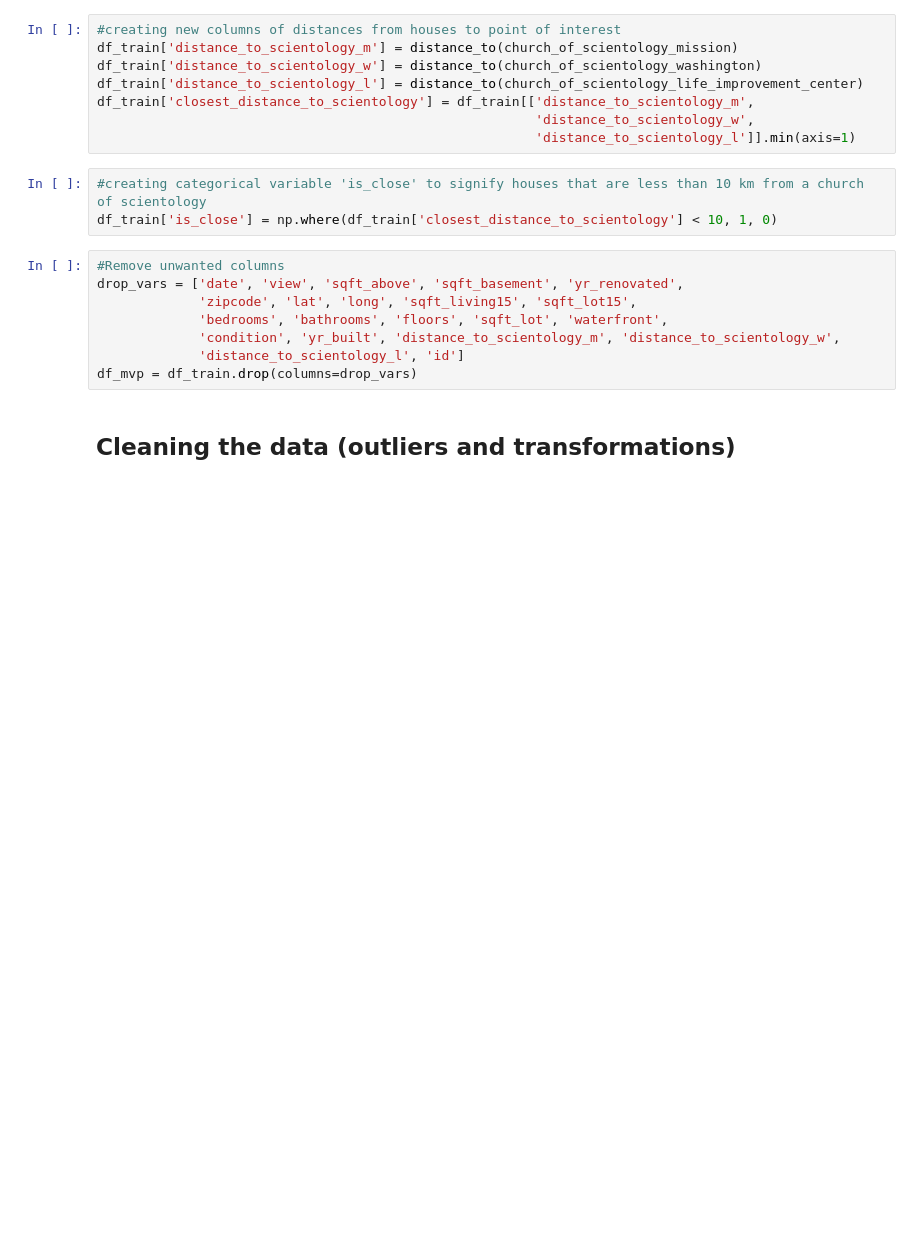
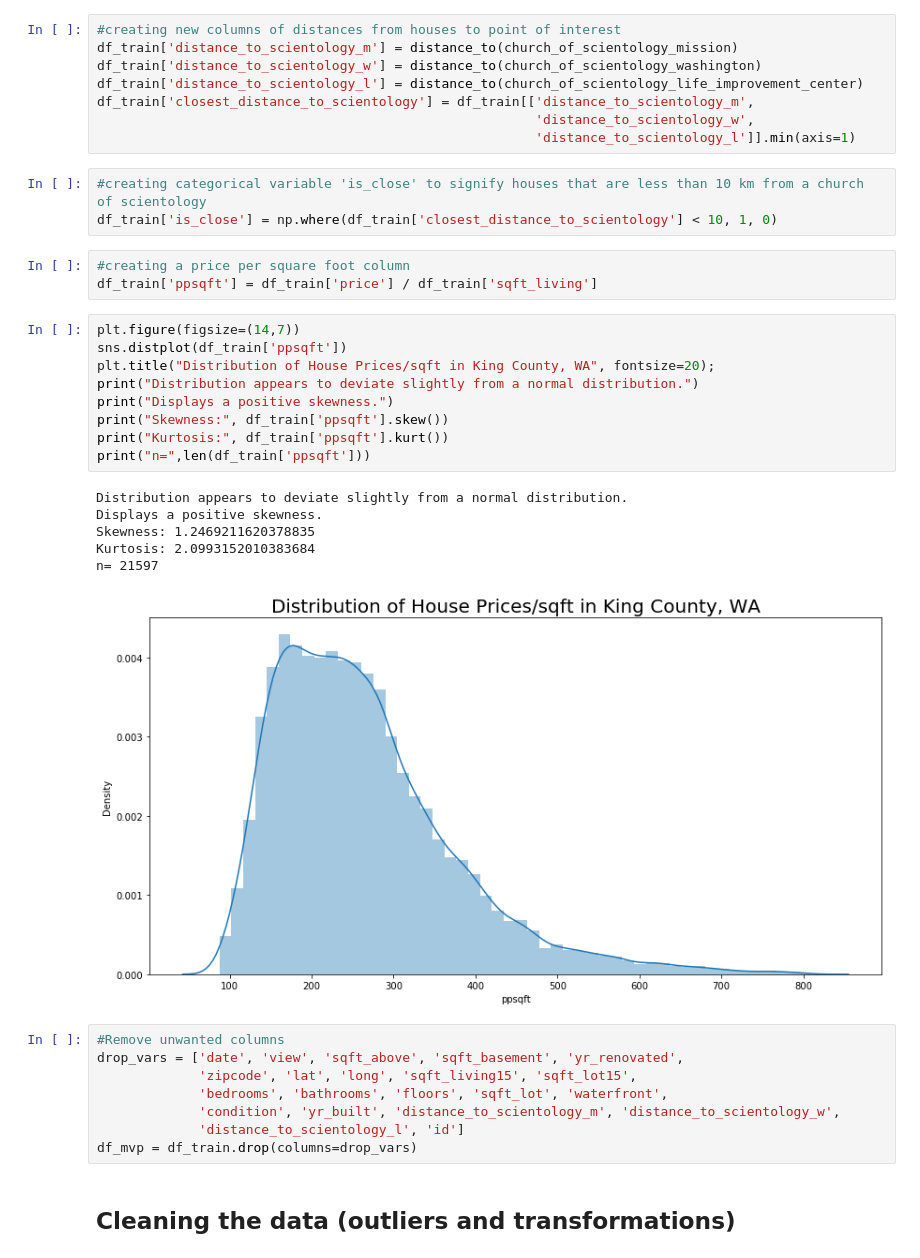
Before and after one commit to dtunnicliffe/house-price-regression-project, a Jupyter notebook: Model Training.ipynb, the cells around one changed output. Cells and saved outputs as stored; diff of their text form; blank space fills up the shorter version.

```diff
--- a/Model Training.ipynb
+++ b/Model Training.ipynb
@@ -46,6 +66,25 @@ df_train['closest_distance_to_scientology'] = df_train[['distance_to_scientology
 # %%
 #creating categorical variable 'is_close' to signify houses that are less than 10 km from a church of scientology
 df_train['is_close'] = np.where(df_train['closest_distance_to_scientology'] < 10, 1, 0)
+# %%
+#creating a price per square foot column
+df_train['ppsqft'] = df_train['price'] / df_train['sqft_living']
+# %%
+plt.figure(figsize=(14,7))
+sns.distplot(df_train['ppsqft'])
+plt.title("Distribution of House Prices/sqft in King County, WA", fontsize=20);
+print("Distribution appears to deviate slightly from a normal distribution.")
+print("Displays a positive skewness.")
+print("Skewness:", df_train['ppsqft'].skew())
+print("Kurtosis:", df_train['ppsqft'].kurt())
+print("n=",len(df_train['ppsqft']))
+# %% [output]
+Distribution appears to deviate slightly from a normal distribution.
+Displays a positive skewness.
+Skewness: 1.2469211620378835
+Kurtosis: 2.0993152010383684
+n= 21597
+[figure, added]
 # %%
 #Remove unwanted columns
 drop_vars = ['date', 'view', 'sqft_above', 'sqft_basement', 'yr_renovated',
```
Also changed, not shown: parts of 22 cells of this notebook, 3 other files.
